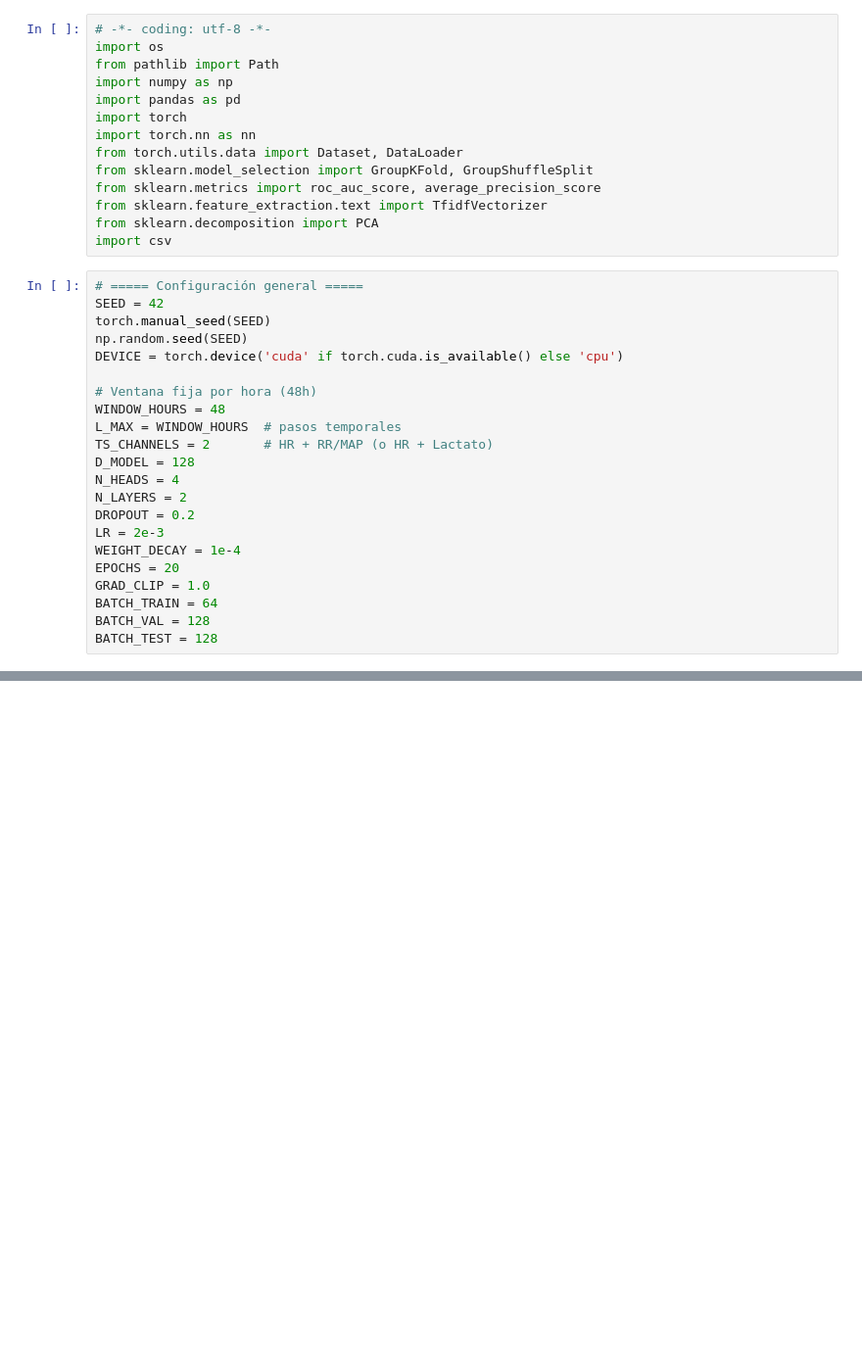
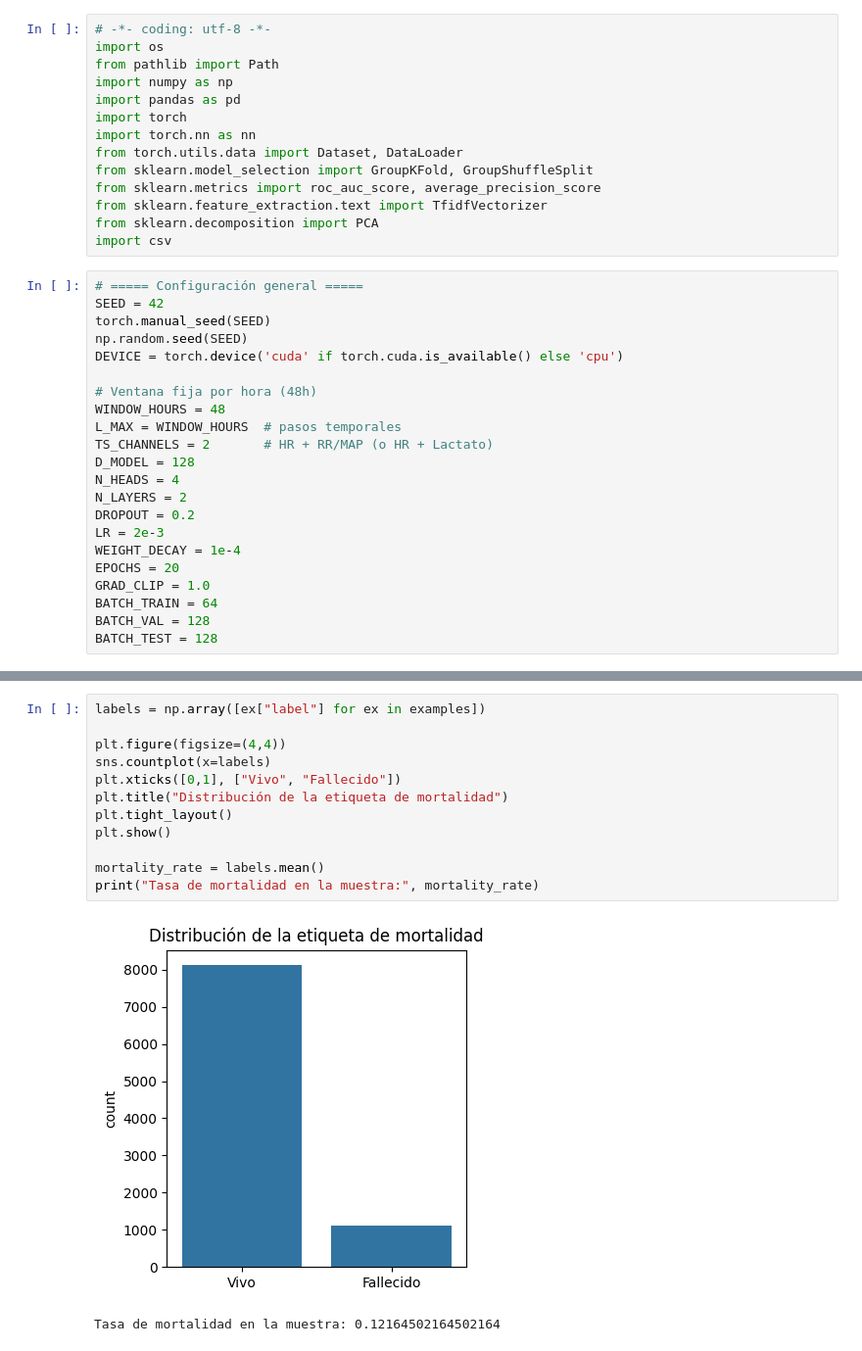
Before and after one commit to gabrielam-projects/DL-timeseries, a Jupyter notebook: Experimentos/mTAN/classification_mimic-iii.ipynb, the cells around one changed output, grey strips where cells are left out. Shown at 98% size. Saved outputs shown, nothing was run; the diff lists cells and outputs as text; blank space fills up the shorter version.

```diff
--- a/Experimentos/mTAN/classification_mimic-iii.ipynb
+++ b/Experimentos/mTAN/classification_mimic-iii.ipynb
@@ -1362,0 +424,15 @@ if __name__ == "__main__":
+# %%
+labels = np.array([ex["label"] for ex in examples])
+
+plt.figure(figsize=(4,4))
+sns.countplot(x=labels)
+plt.xticks([0,1], ["Vivo", "Fallecido"])
+plt.title("Distribución de la etiqueta de mortalidad")
+plt.tight_layout()
+plt.show()
+
+mortality_rate = labels.mean()
+print("Tasa de mortalidad en la muestra:", mortality_rate)
+# %% [output]
+[figure, added]
+Tasa de mortalidad en la muestra: 0.12164502164502164
```
Also changed, not shown: parts of 36 cells of this notebook, 1 other file.
